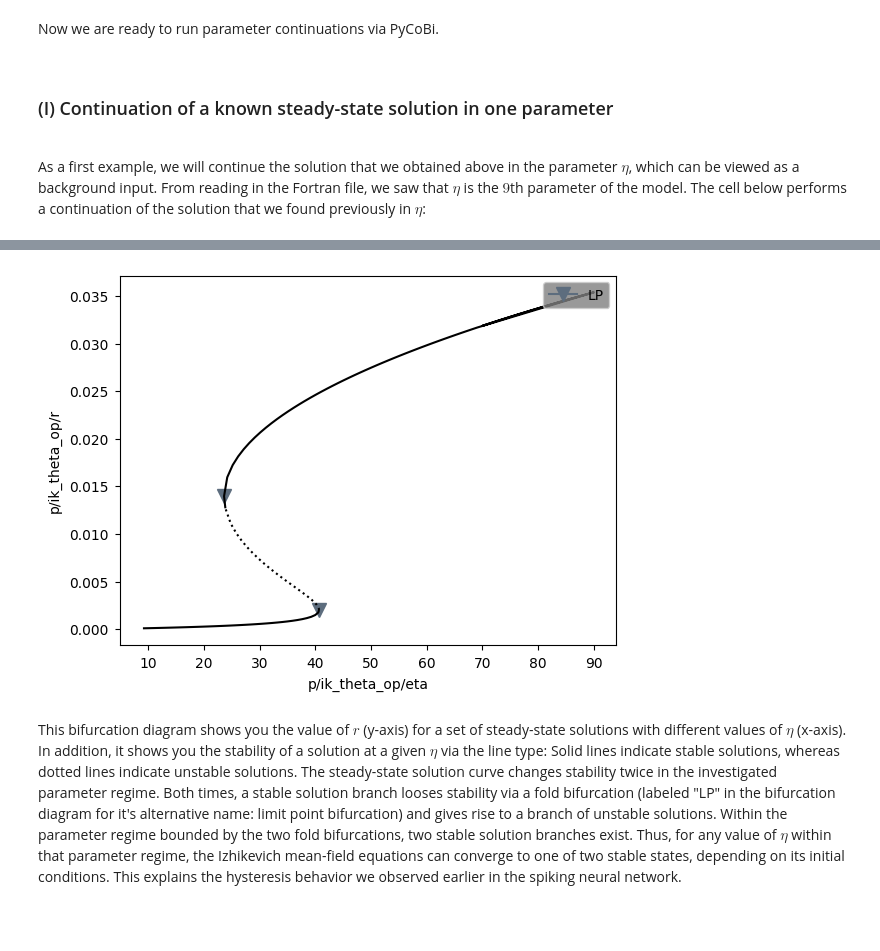
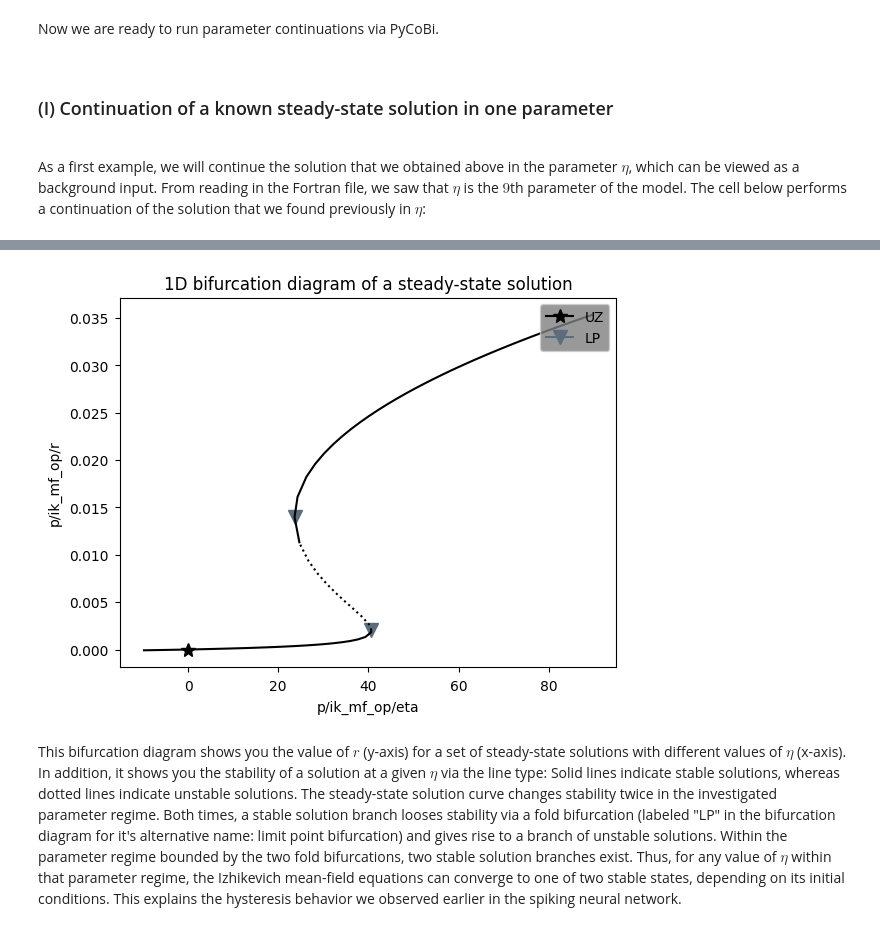
Before and after one commit to pyrates-neuroscience/use_examples, a Jupyter notebook: QIF_bifurcations.ipynb, the cells around one changed output, grey strips where cells are left out. Drawn from its saved outputs; the diff is of its cells as text; code cells hidden in the pictures.

```diff
--- a/QIF_bifurcations.ipynb
+++ b/QIF_bifurcations.ipynb
@@ -78,14 +78,14 @@ Let's run the cell below to perform the simulation and observe whether the model
 from pyrates import CircuitTemplate
 
 # initialize mean-field model
-ik_mf = CircuitTemplate.from_yaml("ik.ik_mf")
+ik_mf = CircuitTemplate.from_yaml("ik/ik_mf")
 
 # define the model parameters
-var_values = {"C": 100.0, "k": 0.7, "v_r": -60.0, "v_t": -40.0, "b": -2.0, "g": 15.0,
-              "tau_u": 33.33, "kappa": 10.0, "tau_s": 6.0, "E_r": 0.0, "eta": 70.0, "Delta": 1.0}
+var_values = {"C": 100.0, "k": 0.7, "v_r": -60.0, "v_t": -40.0, "b": -2.0, "g": 15.0, "tau_u": 33.33,
+              "kappa": 10.0, "tau_s": 6.0, "E_r": 0.0, "eta": 70.0, "Delta": 1.0, "I_ext": 0.0}
 
 # define an initial state (not required, by default all state variables are 0)
-var_values.update({"r": 0.0, "v": -30.0, "u": 0.0, "s": 0.0})
+var_values.update({"r": 0.0, "v": -40.0, "u": 0.0, "s": 0.0})
 
 # create a variable name map that maps the parameter/state variable names to the pyrates naming scheme
 vmap = {key: f"p/ik_mf_op/{key}" for key in var_values}
@@ -208,7 +208,11 @@ As a first example, we will continue the solution that we obtained above in the
 From reading in the Fortran file, we saw that $\eta$ is the $9$th parameter of the model.
 The cell below performs a continuation of the solution that we found previously in $\eta$:
 # %%
+algorithm_params = {"NTST": 400, "NCOL": 4, "IAD": 3, "IPLT": 0, "NBC": 0, "NINT": 0, "NMX": 8000, "NPR": 100,
+                    "MXBF": 5, "IID": 2, "ITMX": 40, "ITNW": 40, "NWTN": 12, "JAC": 0, "EPSL": 1e-7, "EPSU": 1e-7,
+                    "EPSS": 1e-7, "DS": 1e-3, "DSMIN": 1e-10, "DSMAX": 2e-2, "IADS": 1, "THL": {}, "THU": {}}
+
 # perform a continuation in eta
-cont.run(bidirectional=True, name="eta", c="ivp", ICP=vmap["eta"], IPS=1, ILP=1, ISP=2, ISW=1, RL0=0.0, RL1=90,
-         UZR={vmap["eta"]: 0.0}, STOP={}, NPR=100)
+_ = cont.run(bidirectional=True, name="eta:1", c="ivp", ICP=vmap["eta"], IPS=1, ILP=1, ISP=2, ISW=1, RL0=-10.0, RL1=90,
+             UZR={vmap["eta"]: 0.0}, STOP={}, **algorithm_params)
 # %% [output]
@@ -288,11 +282,11 @@ These are all the crucial parameters that you will need to know in order to run
 Let's have a look at the bifurcation diagram from the parameter continuation we just ran:
 # %%
 # plot the 1D bifurcation diagram
-cont.plot_continuation(vmap["eta"], vmap["r"], cont="eta")
+cont.plot_continuation(vmap["eta"], vmap["r"], cont="eta:1")
 plt.title("1D bifurcation diagram of a steady-state solution")
 plt.show()
 # %% [output]
-[figure, old version]
+[figure, new version]
 # %% [markdown]
 This bifurcation diagram shows you the value of $r$ (y-axis) for a set of steady-state solutions with different values of $\eta$ (x-axis).
 In addition, it shows you the stability of a solution at a given $\eta$ via the line type: Solid lines indicate stable solutions, whereas dotted lines indicate unstable solutions.
```
Also changed, not shown: parts of 18 cells of this notebook, 3 other files.
